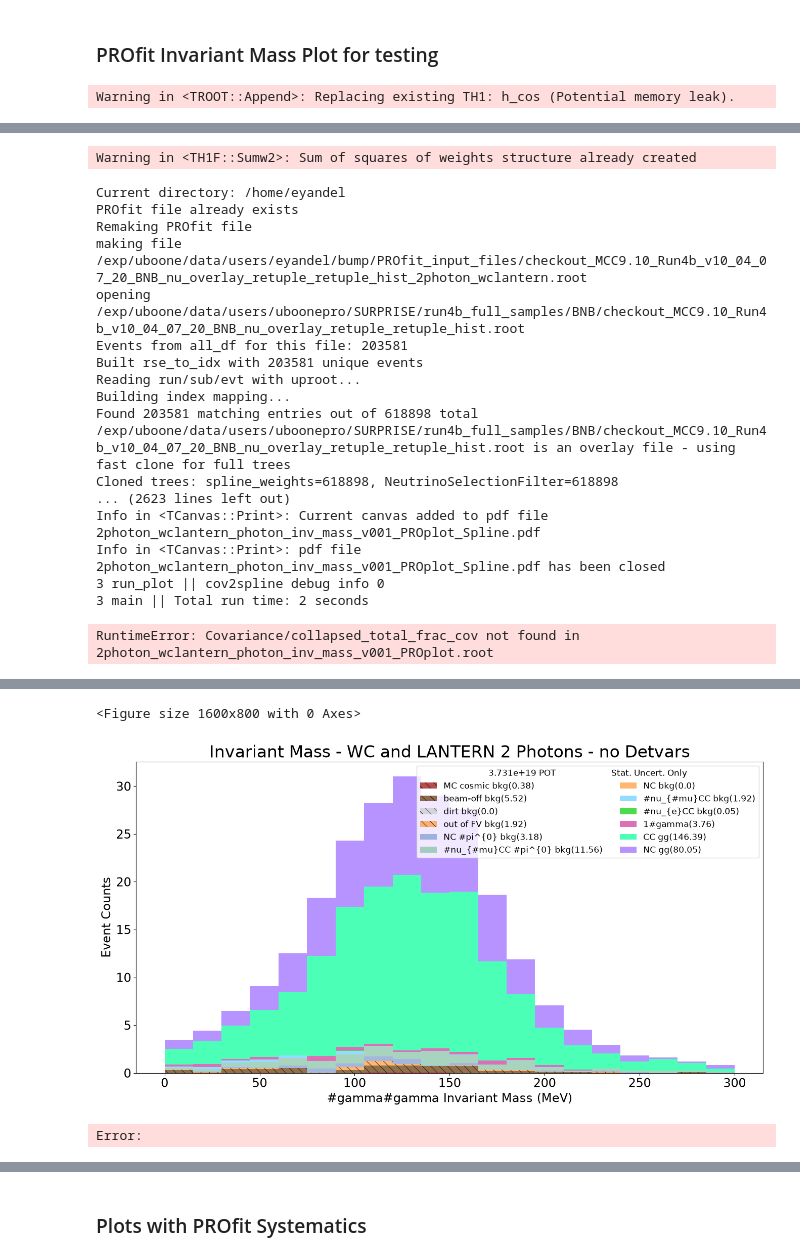
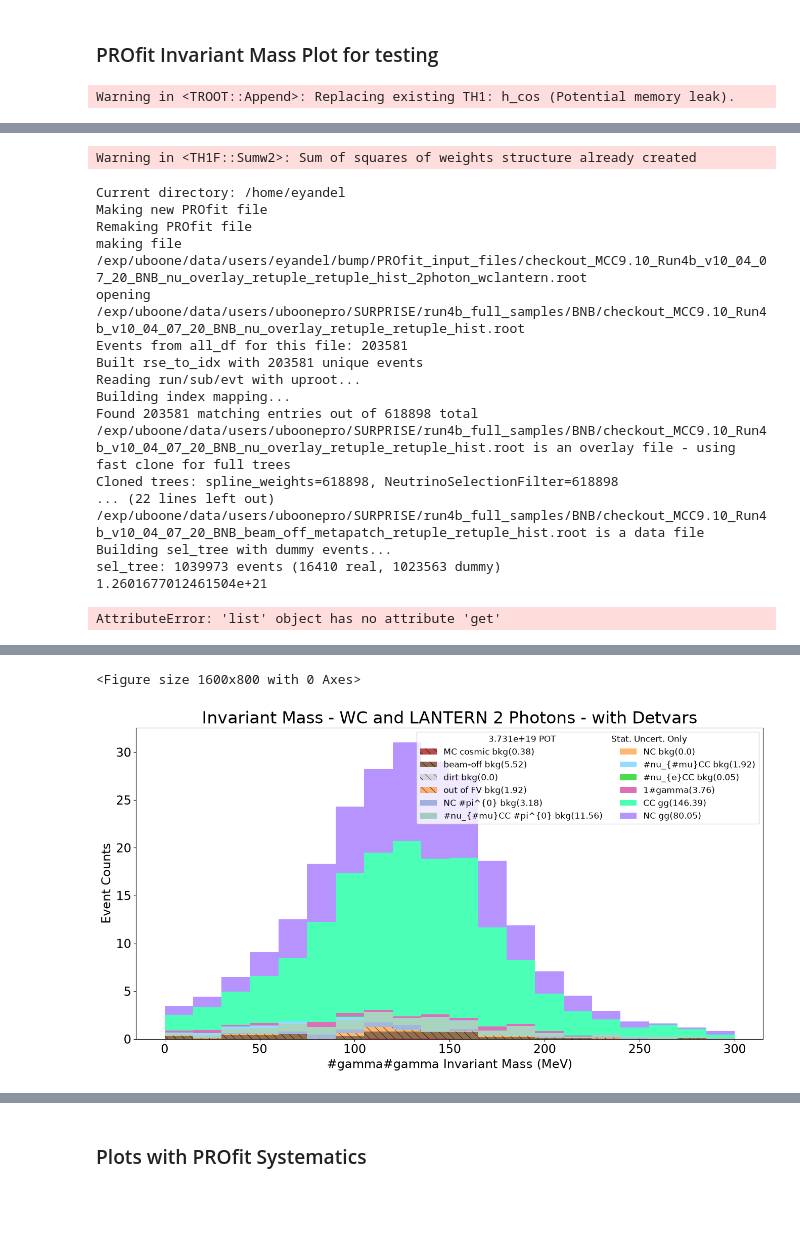
Before and after one commit to eyandel/bump, a Jupyter notebook: notebooks/selection.ipynb, the cells around one changed output, grey strips where cells are left out. Drawn from its saved outputs; the diff is of its cells as text; code cells hidden in the pictures; blank space fills up the shorter version.

Commit message:
fix detvar dict being treated as list

```diff
--- a/notebooks/selection.ipynb
+++ b/notebooks/selection.ipynb
@@ -2868,7 +2780,7 @@ Error:
 # %% [markdown]
 ### PROfit Invariant Mass Plot for testing
 # %%
-analysisfunction.MakeMCPlot(all_df, "photon_inv_mass",15, 0, 300, "Invariant Mass - WC and LANTERN 2 Photons - no Detvars", "#gamma#gamma Invariant Mass (MeV)", "Event Counts", "2photon_wclantern", run4bdataPOT, plot_folder, array_sig = [222, 2220, 2221], gausfit = True, profit=True, include_detvar=False, files=file_dicts, legx1=0.6, legx2=0.95, ignore_cat = [55], remake_profit=False)
+analysisfunction.MakeMCPlot(all_df, "photon_inv_mass",15, 0, 300, "Invariant Mass - WC and LANTERN 2 Photons - with Detvars", "#gamma#gamma Invariant Mass (MeV)", "Event Counts", "2photon_wclantern", run4bdataPOT, plot_folder, array_sig = [222, 2220, 2221], gausfit = True, profit=True, include_detvar=True, files=file_dicts, legx1=0.6, legx2=0.95, ignore_cat = [55], remake_profit="v003")
 # %% [output]
 Warning in <TROOT::Append>: Replacing existing TH1: h_cos (Potential memory leak).
 There is a new signal type
@@ -2885,26 +2797,25 @@ There is a new signal type
 Getting total uncertainty from PROfit covariance matrix
 Warning in <TH1F::Sumw2>: Sum of squares of weights structure already created
 Current directory: /home/eyandel
-PROfit file already exists
+Making new PROfit file
 Remaking PROfit file
 making file /exp/uboone/data/users/eyandel/bump/PROfit_input_files/checkout_MCC9.10_Run4b_v10_04_07_20_BNB_nu_overlay_retuple_retuple_hist_2photon_wclantern.root
 opening /exp/uboone/data/users/uboonepro/SURPRISE/run4b_full_samples/BNB/checkout_MCC9.10_Run4b_v10_04_07_20_BNB_nu_overlay_retuple_retuple_hist.root
 Events from all_df for this file: 203581
 Built rse_to_idx with 203581 unique events
 Reading run/sub/evt with uproot...
 Building index mapping...
 Found 203581 matching entries out of 618898 total
 /exp/uboone/data/users/uboonepro/SURPRISE/run4b_full_samples/BNB/checkout_MCC9.10_Run4b_v10_04_07_20_BNB_nu_overlay_retuple_retuple_hist.root is an overlay file - using fast clone for full trees
 Cloned trees: spline_weights=618898, NeutrinoSelectionFilter=618898
-... (2623 lines left out)
-Info in <TCanvas::Print>: Current canvas added to pdf file 2photon_wclantern_photon_inv_mass_v001_PROplot_Spline.pdf
-Info in <TCanvas::Print>: pdf file 2photon_wclantern_photon_inv_mass_v001_PROplot_Spline.pdf has been closed
-3 run_plot || cov2spline debug info 0
-3 main || Total run time: 2 seconds
+... (22 lines left out)
+/exp/uboone/data/users/uboonepro/SURPRISE/run4b_full_samples/BNB/checkout_MCC9.10_Run4b_v10_04_07_20_BNB_beam_off_metapatch_retuple_retuple_hist.root is a data file
+Building sel_tree with dummy events...
+sel_tree: 1039973 events (16410 real, 1023563 dummy)
+1.2601677012461504e+21
-RuntimeError: Covariance/collapsed_total_frac_cov not found in 2photon_wclantern_photon_inv_mass_v001_PROplot.root
+AttributeError: 'list' object has no attribute 'get'
 [interactive output not drawn]
 <Figure size 1600x800 with 0 Axes>
-[figure, old version]
+[figure, new version]
-Error:
 # %%
 raise RuntimeError("Stop here for testing.")
```
Also changed, not shown: parts of 162 cells of this notebook, 1 other file.
